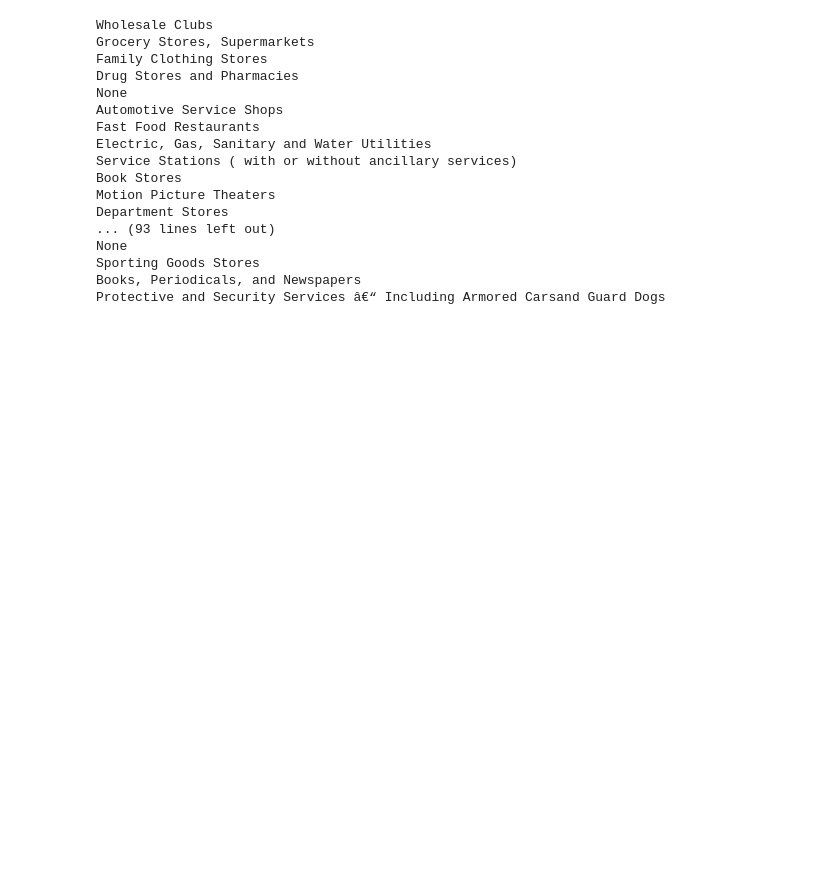
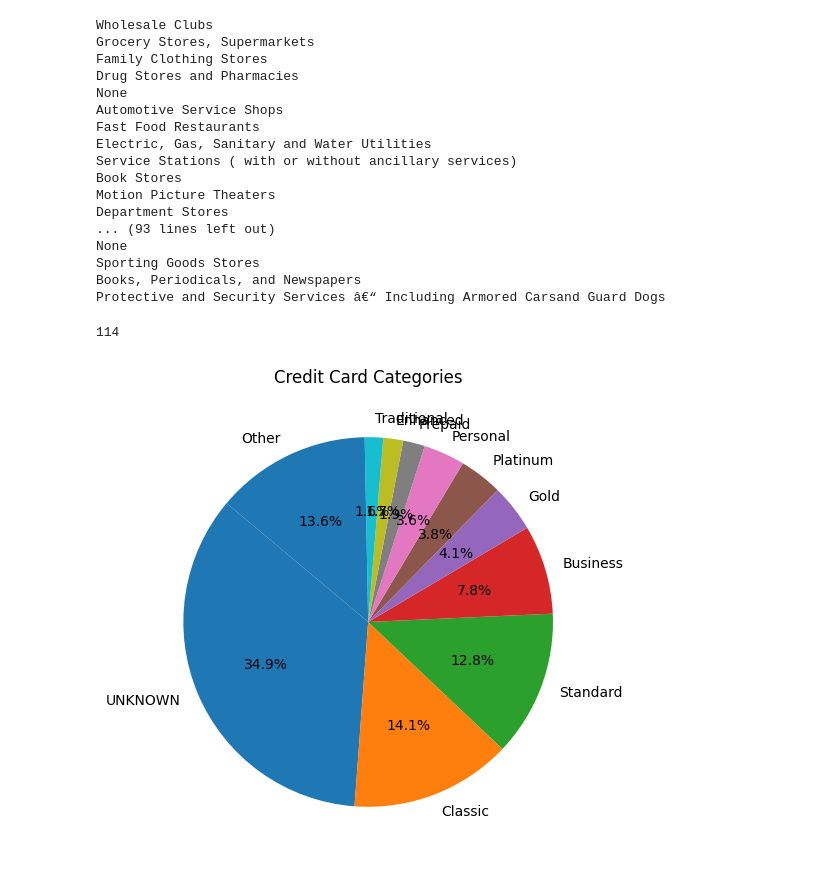
Before and after one commit to fkhan000/Credit-Card-Rec-System, a Jupyter notebook: src/card_rec/analysis.ipynb, the cells around one changed output. Cells and saved outputs as stored; diff of their text form; code cells hidden in the pictures; blank space fills up the shorter version.

Commit message:
refactoring and obtained cc categories via api

```diff
--- a/src/analysis.ipynb
+++ b/src/card_rec/analysis.ipynb
@@ -102,3 +103,21 @@ None
 Sporting Goods Stores
 Books, Periodicals, and Newspapers
 Protective and Security Services â€“ Including Armored Carsand Guard Dogs
+# %%
+card_df = pd.read_csv(os.path.join("..", "..", "data", "sd254_cards.csv"))
+
+value_counts = card_df['Credit Card Category'].value_counts()
+print(len(value_counts))
+
+top_values = value_counts[:10]
+other_sum = value_counts[10:].sum()
+
+top_values['Other'] = other_sum
+
+plt.figure(figsize=(6, 6))
+plt.pie(top_values, autopct='%1.1f%%', labels=top_values.keys(), startangle=140)
+plt.title('Credit Card Categories')
+plt.show()
+# %% [output]
+114
+[figure, added]
```
Also changed, not shown: parts of 5 cells of this notebook, 10 other files.
